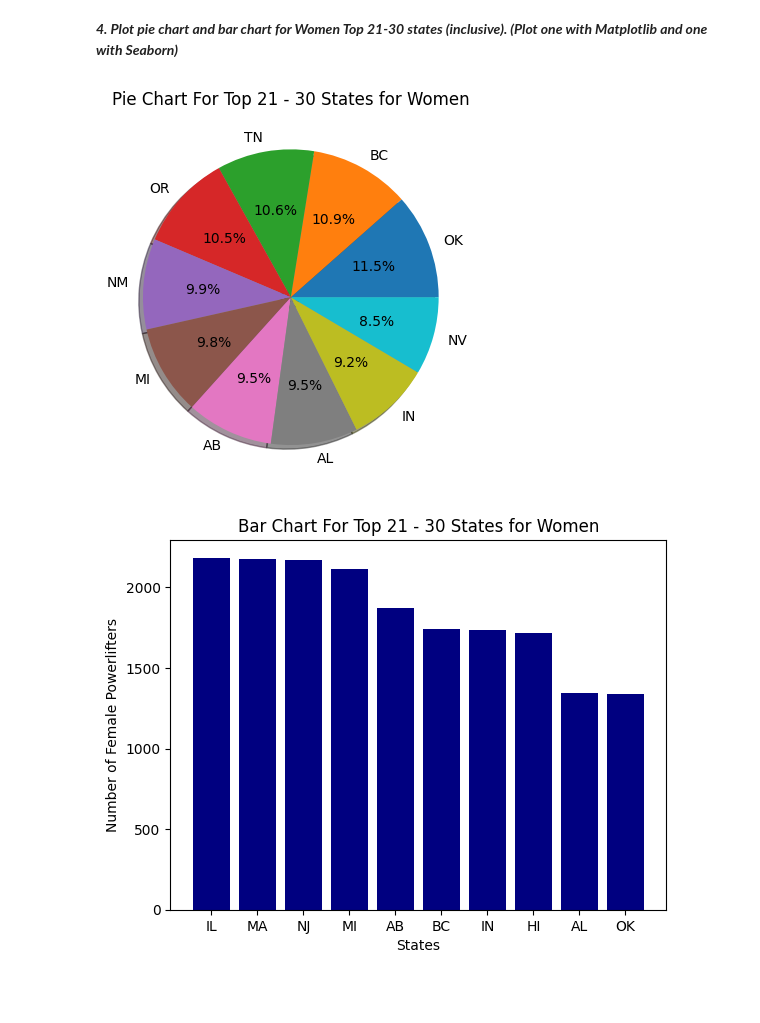
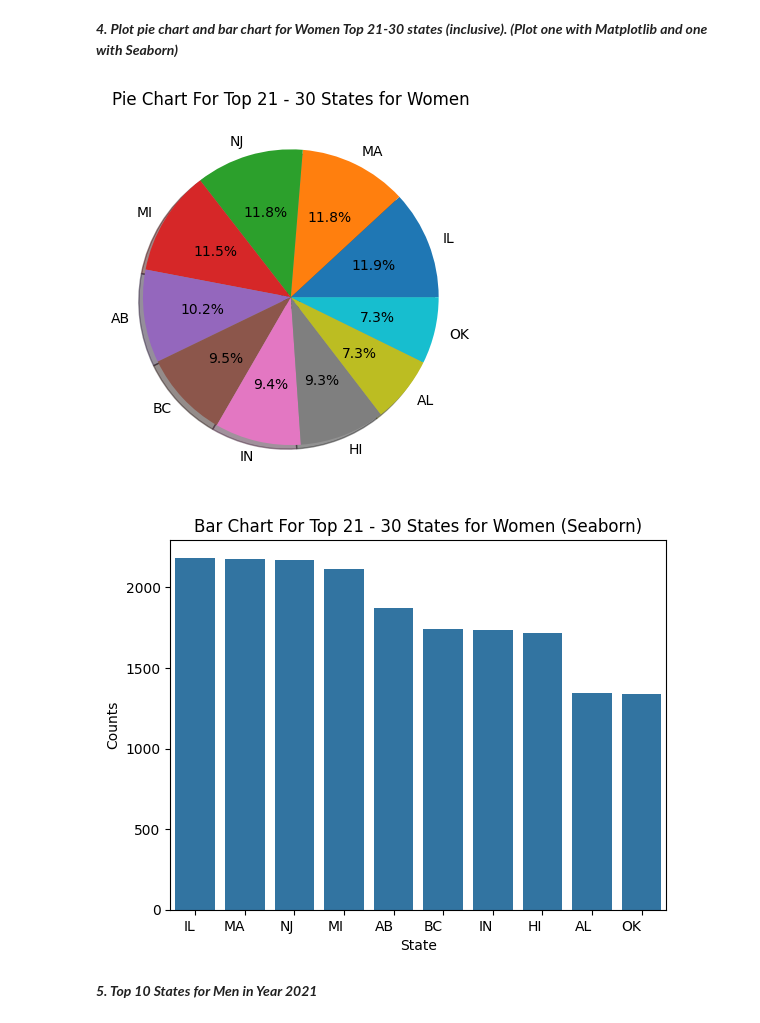
Before and after one commit to GNANASAMBANTHAN/GNANASAMBANTHAN, a Jupyter notebook: Mini_Project_1_Powerlifting.ipynb, the cells around one changed output. Saved outputs shown, nothing was run; the diff lists cells and outputs as text; code cells hidden in the pictures; blank space fills up the shorter version.

```diff
--- a/Mini_Project_1_Powerlifting.ipynb
+++ b/Mini_Project_1_Powerlifting.ipynb
@@ -162,16 +157,17 @@ plt.show()
 # %%
 df_state_women = {"IL": 2184, "MA": 2174, "NJ": 2169, "MI": 2115, "AB": 1870,
                       "BC": 1744, "IN": 1733, "HI": 1717, "AL": 1343, "OK": 1337}
-plt.pie(list(df_state_men.values()), labels=df_state_men.keys(), autopct='%2.1f%%', shadow=True, startangle=0)
+plt.pie(list(df_state_women.values()), labels=df_state_women.keys(), autopct='%2.1f%%', shadow=True, startangle=0)
 plt.axis("on")
 plt.title("Pie Chart For Top 21 - 30 States for Women")
 plt.show()
-plt.bar(df_state_women.keys(), df_state_women.values(), color="navy")
-plt.xlabel("States")
-plt.ylabel("Number of Female Powerlifters")
-plt.title("Bar Chart For Top 21 - 30 States for Women")
-plt.xticks(rotation=0)
+df_women = pd.DataFrame(list(df_state_women.items()), columns=['State', 'Counts'])
+sns.barplot(x='State', y='Counts', data=df_women)
+plt.title("Bar Chart For Top 21 - 30 States for Women (Seaborn)")
+plt.xticks(rotation=0, ha='right')
 plt.show()
 # %% [output]
-[figure, old version]
+[figure, new version]
-[figure, old version]
+[figure, new version]
+# %% [markdown]
+***5. Top 10 States for Men in Year 2021***
```
Also changed, not shown: parts of 5 cells of this notebook.
